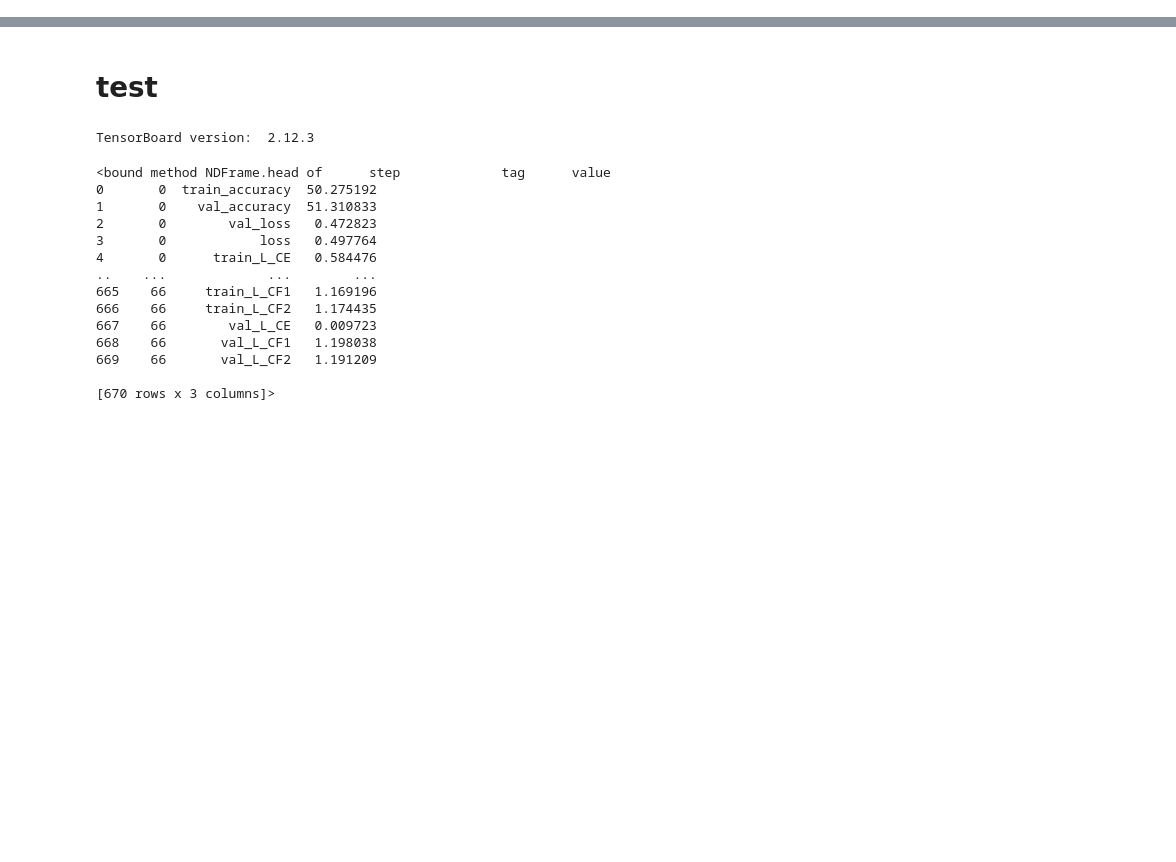
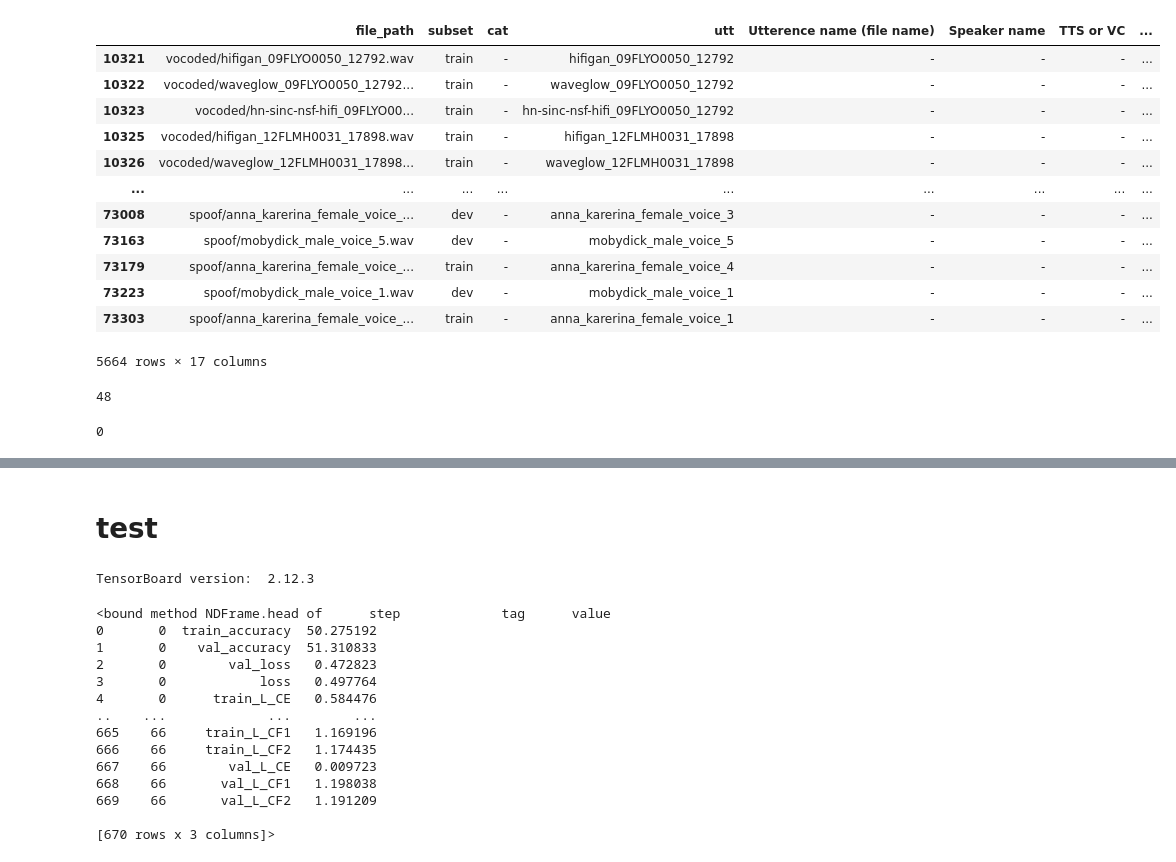
Before and after one commit to josebeo2016/vocodetect, a Jupyter notebook: Supcon-voco/Tensorboard_visualize.ipynb, the cells around one changed output, grey strips where cells are left out. Drawn from its saved outputs; the diff is of its cells as text; code cells hidden in the pictures; blank space fills up the shorter version.

```diff
--- a/Supcon-voco/Tensorboard_visualize.ipynb
+++ b/Supcon-voco/Tensorboard_visualize.ipynb
@@ -2,0 +68,16 @@ from tensorflow.python.summary.summary_iterator import summary_iterator
+# %%
+df[(df['group']=='-')]
+# %% [output]
+|  | file_path | subset | cat | utt | Utterence name (file name) | Speaker name | TTS or VC | ... |
+| 10321 | vocoded/hifigan_09FLYO0050_12792.wav | train | - | hifigan_09FLYO0050_12792 | - | - | - | ... |
+| 10322 | vocoded/waveglow_09FLYO0050_12792... | train | - | waveglow_09FLYO0050_12792 | - | - | - | ... |
+| 10323 | vocoded/hn-sinc-nsf-hifi_09FLYO00... | train | - | hn-sinc-nsf-hifi_09FLYO0050_12792 | - | - | - | ... |
+| 10325 | vocoded/hifigan_12FLMH0031_17898.wav | train | - | hifigan_12FLMH0031_17898 | - | - | - | ... |
+| 10326 | vocoded/waveglow_12FLMH0031_17898... | train | - | waveglow_12FLMH0031_17898 | - | - | - | ... |
+| ... | ... | ... | ... | ... | ... | ... | ... | ... |
+| 73008 | spoof/anna_karerina_female_voice_... | dev | - | anna_karerina_female_voice_3 | - | - | - | ... |
+| 73163 | spoof/mobydick_male_voice_5.wav | dev | - | mobydick_male_voice_5 | - | - | - | ... |
+| 73179 | spoof/anna_karerina_female_voice_... | train | - | anna_karerina_female_voice_4 | - | - | - | ... |
+| 73223 | spoof/mobydick_male_voice_1.wav | dev | - | mobydick_male_voice_1 | - | - | - | ... |
+| 73303 | spoof/anna_karerina_female_voice_... | train | - | anna_karerina_female_voice_1 | - | - | - | ... |
+5664 rows × 17 columns
@@ -2,0 +90,9 @@ from tensorflow.python.summary.summary_iterator import summary_iterator
+# %%
+print(len(df[(df['group']=='-')]))
+df.loc[(df['group']=='-'),'group'] = 'internOct24'
+# %% [output]
+48
+# %%
+print(len(df[(df['group']=='-')]))
+# %% [output]
+0
```
Also changed, not shown: parts of 13 cells of this notebook, 31 other files.
